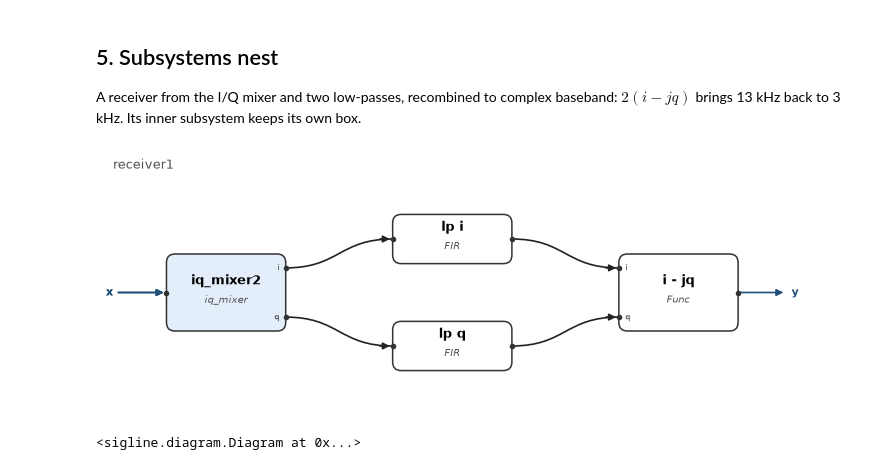
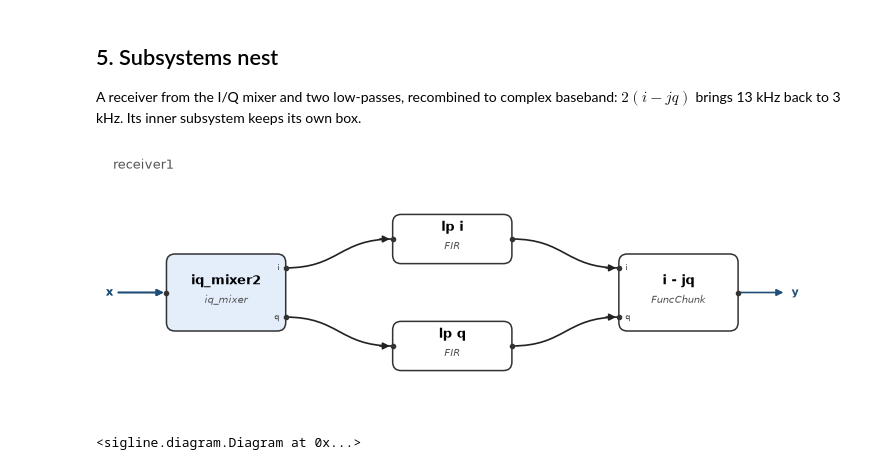
Before and after one commit to julianstoerig/sigline, a Jupyter notebook: notebooks/08_subsystems.ipynb, the cells around one changed output. Cells and saved outputs as stored; diff of their text form; code cells hidden in the pictures.

Commit message:
rename func to FuncChunk and nonlinear to FuncSingle
the names say what the function gets: a whole chunk of arrays, or a single sample

```diff
--- a/notebooks/08_subsystems.ipynb
+++ b/notebooks/08_subsystems.ipynb
@@ -130,18 +130,18 @@ keeps its own box.
 # %%
 def receiver(fc, cutoff, taps=101):
     iq = iq_mixer(fc)
     lp = sig.firwin(taps, cutoff, fs=fs)
-    bb = sl.Func(lambda i, q: 2 * (i - 1j * q), name="i - jq")
+    bb = sl.FuncChunk(lambda i, q: 2 * (i - 1j * q), name="i - jq")
     iq["i"] >> sl.FIR(lp, name="lp i") >> bb["i"]
     iq["q"] >> sl.FIR(lp, name="lp q") >> bb["q"]
     return sl.Subsystem(inputs={"x": iq}, outputs={"y": bb})
 
 
 rx = receiver(fc=10e3, cutoff=5e3)
 rx.draw()
 plt.show()
 # %% [output]
-[figure, old version]
+[figure, new version]
 # %%
 msg, tx = sl.Sine(3e3, name="message"), upconverter(fc=10e3, cutoff=10e3)
 out = sl.Scope("baseband")
```
Also changed, not shown: 25 other files.
